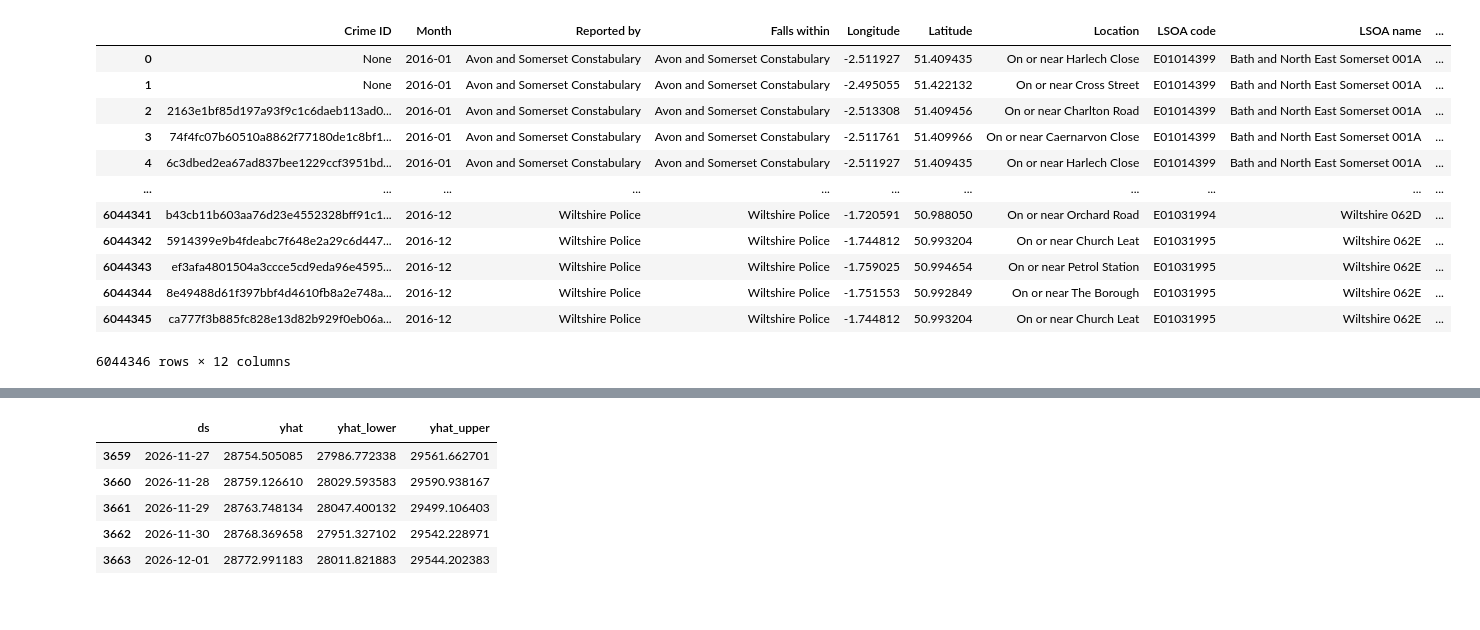
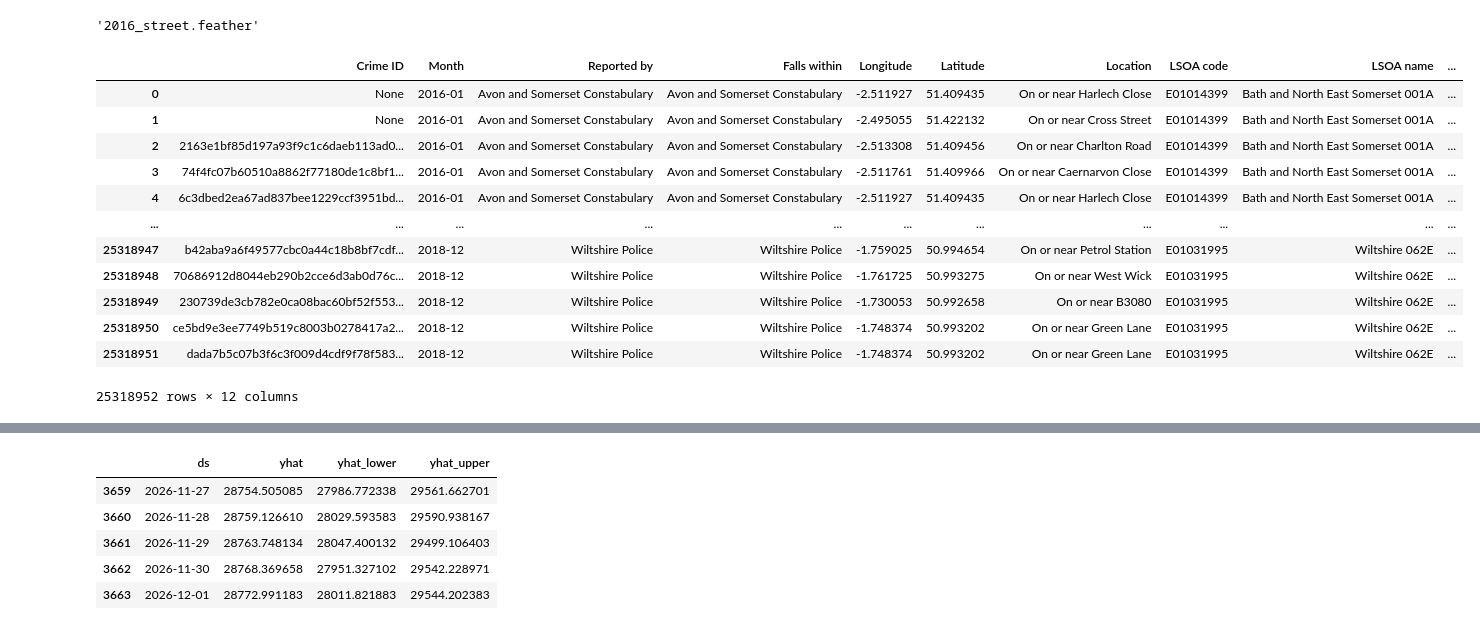
Before and after one commit to Dazai1623818/Datachallenge-2, a Jupyter notebook: Prophet.ipynb, the cells around one changed output, grey strips where cells are left out. Cells and saved outputs as stored; diff of their text form; code cells hidden in the pictures.

```diff
--- a/Prophet.ipynb
+++ b/Prophet.ipynb
@@ -9,25 +10,44 @@ from prophet import Prophet
+# %%
+files = os.listdir('/home/dazai/Documents/Data challenge/Data/Aggregated')
+files.sort()
+files[6]
+# %% [output]
+'2016_street.feather'
 # %%
 path = '/home/dazai/Documents/Data challenge/Data/Aggregated'
-df_data = pd.read_feather(f"{path}/2016_street.feather")
-df_data = df_data.drop(columns=['index'])
+
+
+for i in files[6:9]:
+    if not 'df_data' in globals():
+        df_data = pd.read_feather(f"{path}/{i}")
+        df_data = df_data.drop(columns=['index'])
+    else:
+        df_new = pd.read_feather(f"{path}/{i}")
+        df_new = df_new.drop(columns=['index'])
+        df_data = pd.concat([df_data, df_new], ignore_index=True)
+
+
+df_data
+
+
 # df_data = df_data.iloc[:30000]
-df_test = pd.read_feather(f"{path}/2017_street.feather")
-df_test = df_test.drop(columns=['index'])
-df_data
+# df_test = pd.read_feather(f"{path}/2017_street.feather")
+# df_test = df_test.drop(columns=['index'])
+# df_data
 # %% [output]
 |  | Crime ID | Month | Reported by | Falls within | Longitude | Latitude | Location | LSOA code | LSOA name | ... |
 | 0 | None | 2016-01 | Avon and Somerset Constabulary | Avon and Somerset Constabulary | -2.511927 | 51.409435 | On or near Harlech Close | E01014399 | Bath and North East Somerset 001A | ... |
 | 1 | None | 2016-01 | Avon and Somerset Constabulary | Avon and Somerset Constabulary | -2.495055 | 51.422132 | On or near Cross Street | E01014399 | Bath and North East Somerset 001A | ... |
 | 2 | 2163e1bf85d197a93f9c1c6daeb113ad0... | 2016-01 | Avon and Somerset Constabulary | Avon and Somerset Constabulary | -2.513308 | 51.409456 | On or near Charlton Road | E01014399 | Bath and North East Somerset 001A | ... |
 | 3 | 74f4fc07b60510a8862f77180de1c8bf1... | 2016-01 | Avon and Somerset Constabulary | Avon and Somerset Constabulary | -2.511761 | 51.409966 | On or near Caernarvon Close | E01014399 | Bath and North East Somerset 001A | ... |
 | 4 | 6c3dbed2ea67ad837bee1229ccf3951bd... | 2016-01 | Avon and Somerset Constabulary | Avon and Somerset Constabulary | -2.511927 | 51.409435 | On or near Harlech Close | E01014399 | Bath and North East Somerset 001A | ... |
 | ... | ... | ... | ... | ... | ... | ... | ... | ... | ... | ... |
-| 6044341 | b43cb11b603aa76d23e4552328bff91c1... | 2016-12 | Wiltshire Police | Wiltshire Police | -1.720591 | 50.988050 | On or near Orchard Road | E01031994 | Wiltshire 062D | ... |
-| 6044342 | 5914399e9b4fdeabc7f648e2a29c6d447... | 2016-12 | Wiltshire Police | Wiltshire Police | -1.744812 | 50.993204 | On or near Church Leat | E01031995 | Wiltshire 062E | ... |
-| 6044343 | ef3afa4801504a3ccce5cd9eda96e4595... | 2016-12 | Wiltshire Police | Wiltshire Police | -1.759025 | 50.994654 | On or near Petrol Station | E01031995 | Wiltshire 062E | ... |
-| 6044344 | 8e49488d61f397bbf4d4610fb8a2e748a... | 2016-12 | Wiltshire Police | Wiltshire Police | -1.751553 | 50.992849 | On or near The Borough | E01031995 | Wiltshire 062E | ... |
-| 6044345 | ca777f3b885fc828e13d82b929f0eb06a... | 2016-12 | Wiltshire Police | Wiltshire Police | -1.744812 | 50.993204 | On or near Church Leat | E01031995 | Wiltshire 062E | ... |
+| 25318947 | b42aba9a6f49577cbc0a44c18b8bf7cdf... | 2018-12 | Wiltshire Police | Wiltshire Police | -1.759025 | 50.994654 | On or near Petrol Station | E01031995 | Wiltshire 062E | ... |
+| 25318948 | 70686912d8044eb290b2cce6d3ab0d76c... | 2018-12 | Wiltshire Police | Wiltshire Police | -1.761725 | 50.993275 | On or near West Wick | E01031995 | Wiltshire 062E | ... |
+| 25318949 | 230739de3cb782e0ca08bac60bf52f553... | 2018-12 | Wiltshire Police | Wiltshire Police | -1.730053 | 50.992658 | On or near B3080 | E01031995 | Wiltshire 062E | ... |
+| 25318950 | ce5bd9e3ee7749b519c8003b0278417a2... | 2018-12 | Wiltshire Police | Wiltshire Police | -1.748374 | 50.993202 | On or near Green Lane | E01031995 | Wiltshire 062E | ... |
+| 25318951 | dada7b5c07b3f6c3f009d4cdf9f78f583... | 2018-12 | Wiltshire Police | Wiltshire Police | -1.748374 | 50.993202 | On or near Green Lane | E01031995 | Wiltshire 062E | ... |
-6044346 rows × 12 columns
+25318952 rows × 12 columns
 # %%
 print(df_data['Falls within'].value_counts())
 df_data['Falls within'].value_counts().mean()
```
Also changed, not shown: parts of 3 cells of this notebook.
